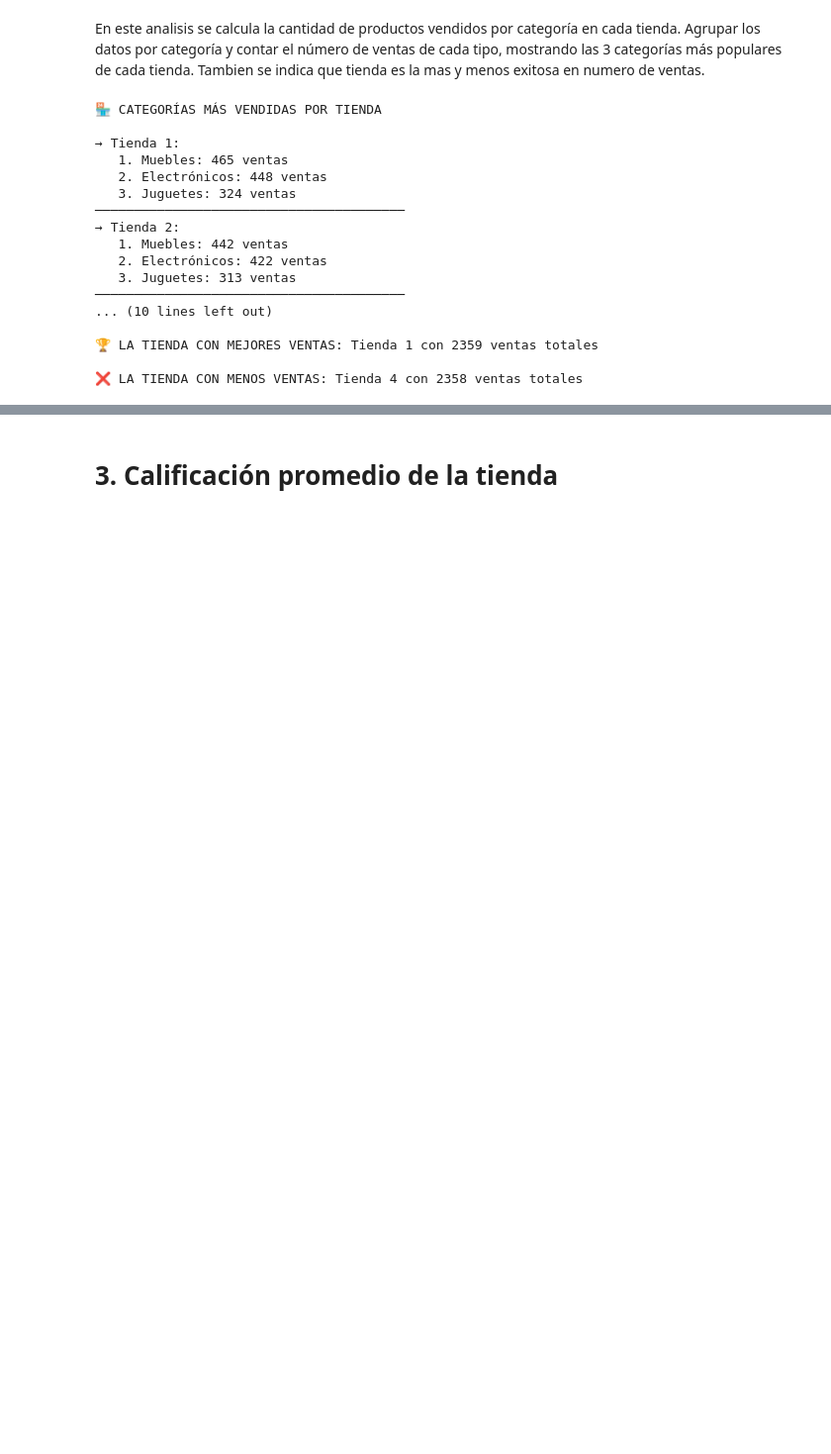
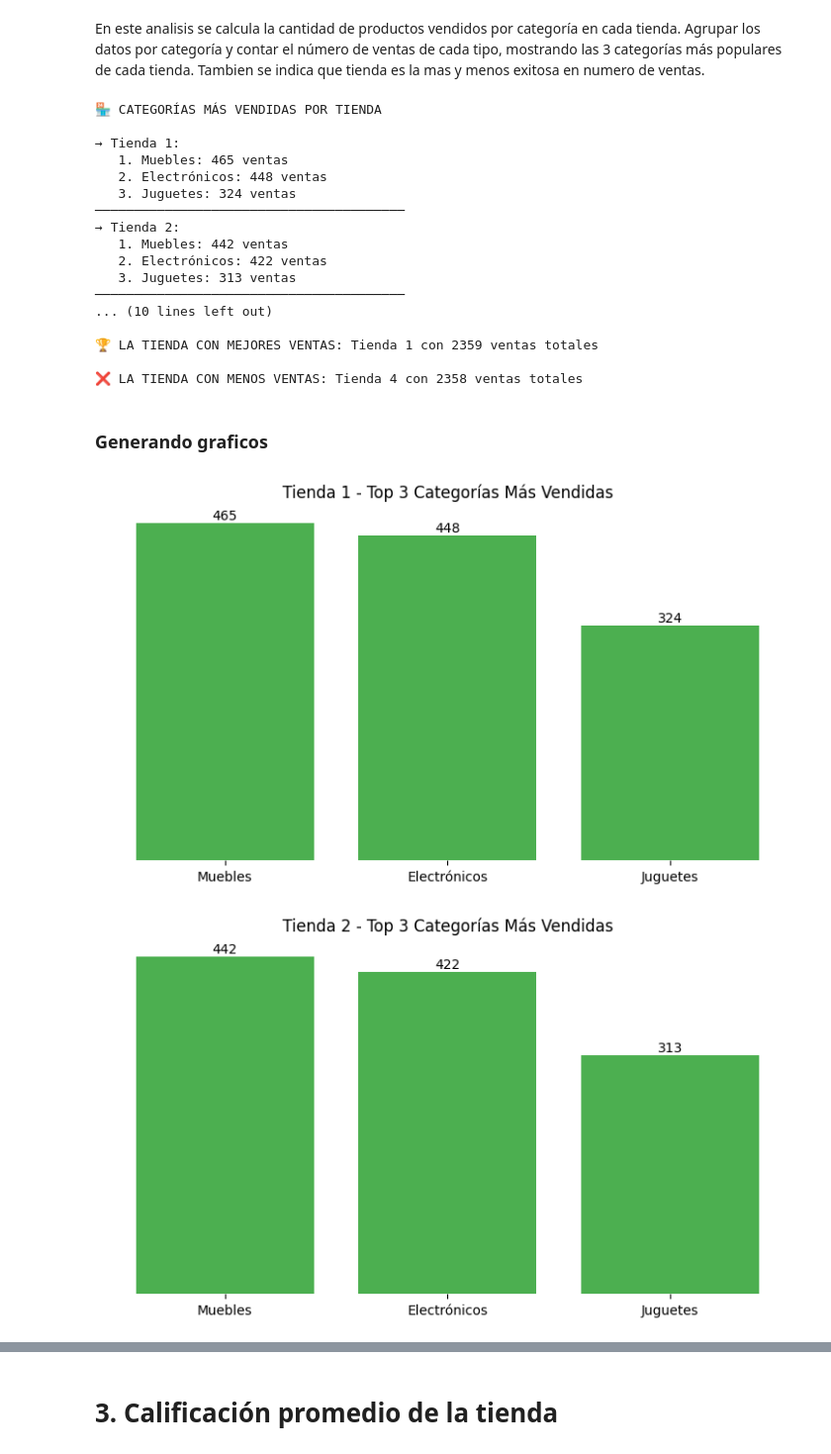
Before and after one commit to lzepedainacap1982/Challenge_Alura_Store_G8, a Jupyter notebook: AluraStoreLatam.ipynb, the cells around one changed output, grey strips where cells are left out. Shown: that part at 99% size. Drawn from its saved outputs; the diff is of its cells as text; code cells hidden in the pictures; blank space fills up the shorter version.

Commit message:
Generando graficos Calificación promedio de la tienda

```diff
--- a/AluraStoreLatam.ipynb
+++ b/AluraStoreLatam.ipynb
@@ -216,3 +222,47 @@ print(f"\n❌ LA TIENDA CON MENOS VENTAS: {tienda_top[0]} con {tienda_top[1]} ve
 🏆 LA TIENDA CON MEJORES VENTAS: Tienda 1 con 2359 ventas totales
 
 ❌ LA TIENDA CON MENOS VENTAS: Tienda 4 con 2358 ventas totales
+# %% [markdown]
+### Generando graficos
+# %%
+# Convertir DataFrames a listas de diccionarios
+datos_tienda1 = tienda.to_dict('records')
+datos_tienda2 = tienda2.to_dict('records')
+datos_tienda3 = tienda3.to_dict('records')
+datos_tienda4 = tienda4.to_dict('records')
+
+# Lista con todas las tiendas y sus nombres
+tiendas = [
+    ("Tienda 1", datos_tienda1),
+    ("Tienda 2", datos_tienda2),
+    ("Tienda 3", datos_tienda3),
+    ("Tienda 4", datos_tienda4)
+]
+
+print("\n" * 2)  # Espacio entre gráficos
+
+# Gráficos por tienda (Top 3 categorías más vendidas)
+color = "#4CAF50"
+
+for nombre, categorias in resultados:
+    top_categorias = categorias[:3]
+    labels = [cat for cat, _ in top_categorias]
+    valores = [cant for _, cant in top_categorias]
+
+    plt.figure(figsize=(8, 5))
+    bars = plt.bar(labels, valores, color=color)
+    plt.title(f"{nombre} - Top 3 Categorías Más Vendidas")
+    plt.yticks([])  # Oculta eje Y
+    plt.box(False)
+
+    # Etiquetas encima de las barras
+    for bar, valor in zip(bars, valores):
+        plt.text(bar.get_x() + bar.get_width() / 2, bar.get_height(), f"{valor}",
+                 ha='center', va='bottom', fontsize=10)
+
+    plt.tight_layout(pad=3)
+    plt.show()
+    print("\n" * 2)  # Espacio entre gráficos
+# %% [output]
+[figure, added]
+[figure, added]
```
Also changed, not shown: parts of 8 cells of this notebook.
